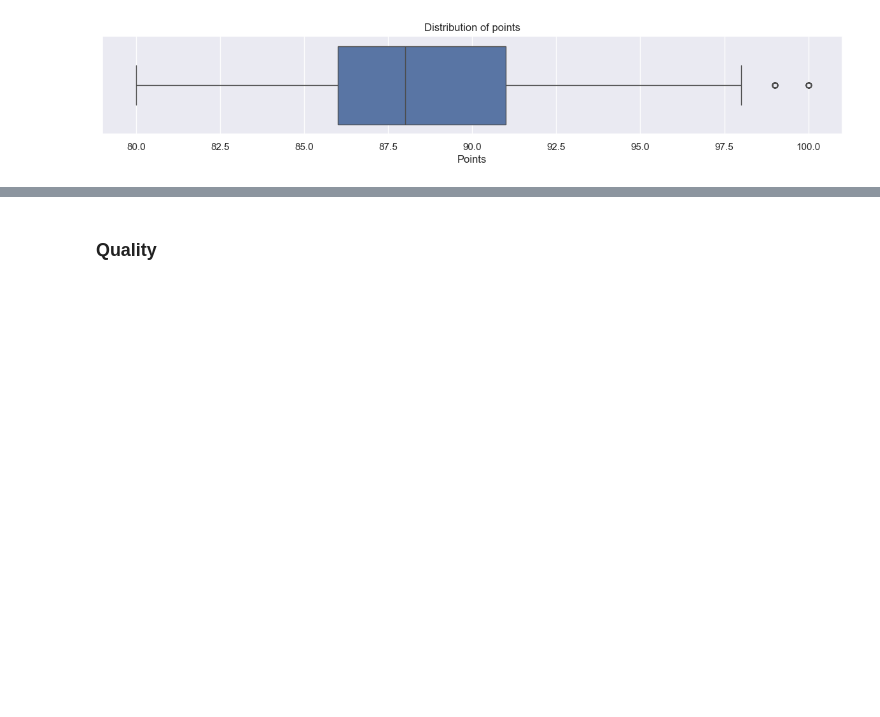
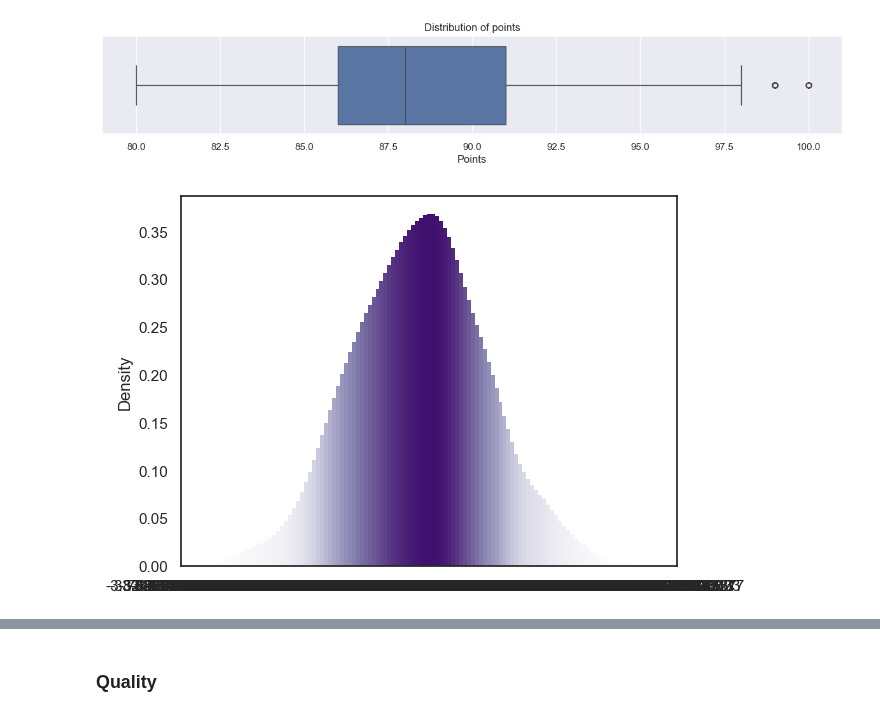
Before and after one commit to pasmith/oenologist, a Jupyter notebook: wine_review-eda.ipynb, the cells around one changed output, grey strips where cells are left out. Cells and saved outputs as stored; diff of their text form; code cells hidden in the pictures; blank space fills up the shorter version.

Commit message:
fill area based on y-value

```diff
--- a/wine_review-eda.ipynb
+++ b/wine_review-eda.ipynb
@@ -75,3 +76,41 @@ ax.set_xlabel('Points')
 plt.show()
 # %% [output]
 [figure]
+# %%
+# Sample data
+
+data = np.random.randn(1000)
+
+
+
+# Calculate density values
+
+kde = sns.kdeplot(data, color="white", cumulative=False, bw_adjust=1,  gridsize=125,
+
+                   fill=False, legend=False)
+
+density_values = kde.get_lines()[0].get_ydata()
+
+x = kde.get_lines()[0].get_xdata()
+
+x.shape
+
+
+# Create plot with color based on density
+
+ax = sns.barplot(x=x,y=density_values,
+
+             hue=density_values,
+
+             palette="Purples",
+             width=1, gap=0,
+             linewidth=0,
+             legend=False)
+
+for patch in ax.patches:
+  patch.set_joinstyle('bevel')
+
+
+plt.show()
+# %% [output]
+[figure, added]
```
Also changed, not shown: parts of 7 cells of this notebook.
